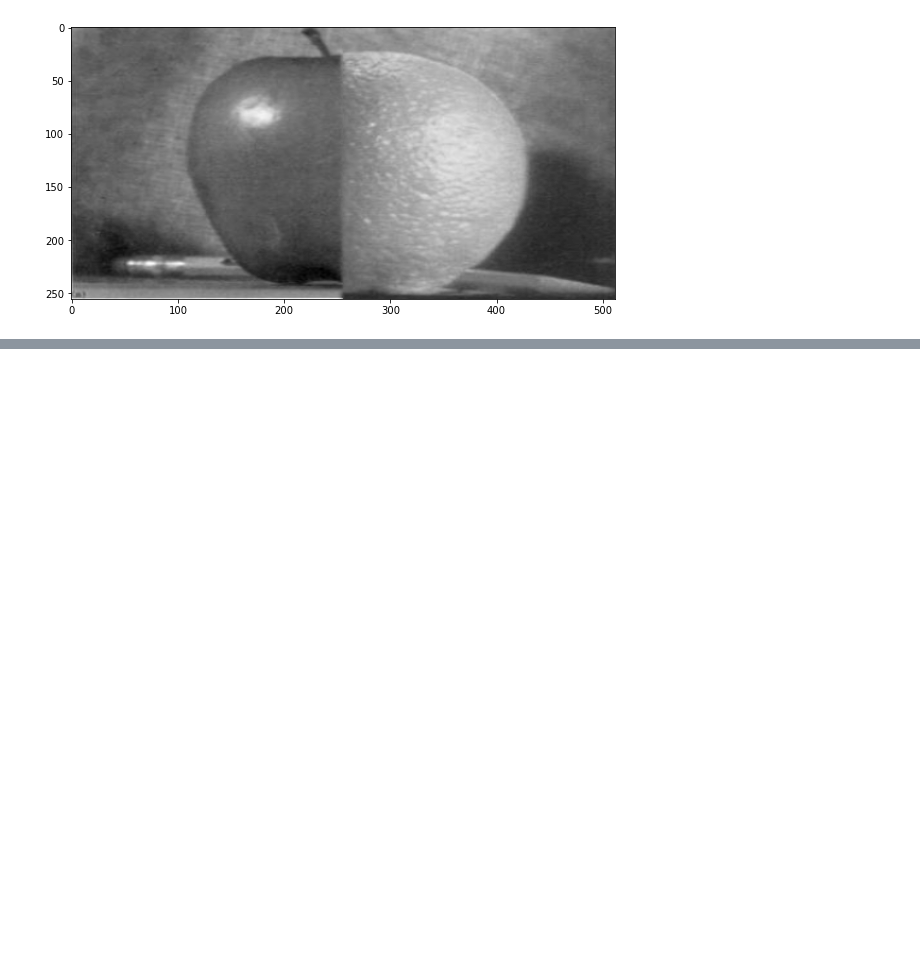
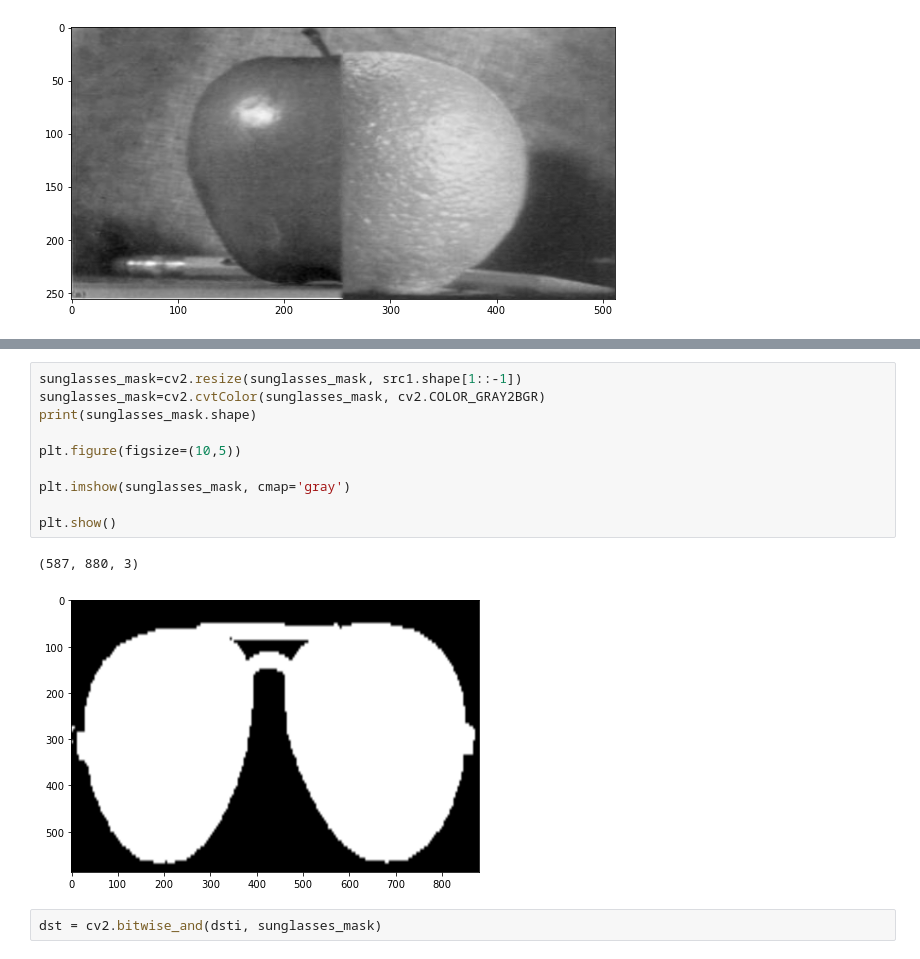
Before and after one commit to JHludwolf/AgentesInteligentes, a Jupyter notebook: Segundo Parcial/Project/ImageCombination.ipynb, the cells around one changed output, grey strips where cells are left out. Cells and saved outputs as stored; diff of their text form; blank space fills up the shorter version.

```diff
--- a/Segundo Parcial/Project/ImageCombination.ipynb
+++ b/Segundo Parcial/Project/ImageCombination.ipynb
@@ -146,0 +178,15 @@ plt.show()
+# %%
+sunglasses_mask=cv2.resize(sunglasses_mask, src1.shape[1::-1])
+sunglasses_mask=cv2.cvtColor(sunglasses_mask, cv2.COLOR_GRAY2BGR)
+print(sunglasses_mask.shape)
+
+plt.figure(figsize=(10,5))
+
+plt.imshow(sunglasses_mask, cmap='gray')
+
+plt.show()
+# %% [output]
+(587, 880, 3)
+[figure, added]
+# %%
+dst = cv2.bitwise_and(dsti, sunglasses_mask)
```
Also changed, not shown: parts of 12 cells of this notebook, 7 other files.
